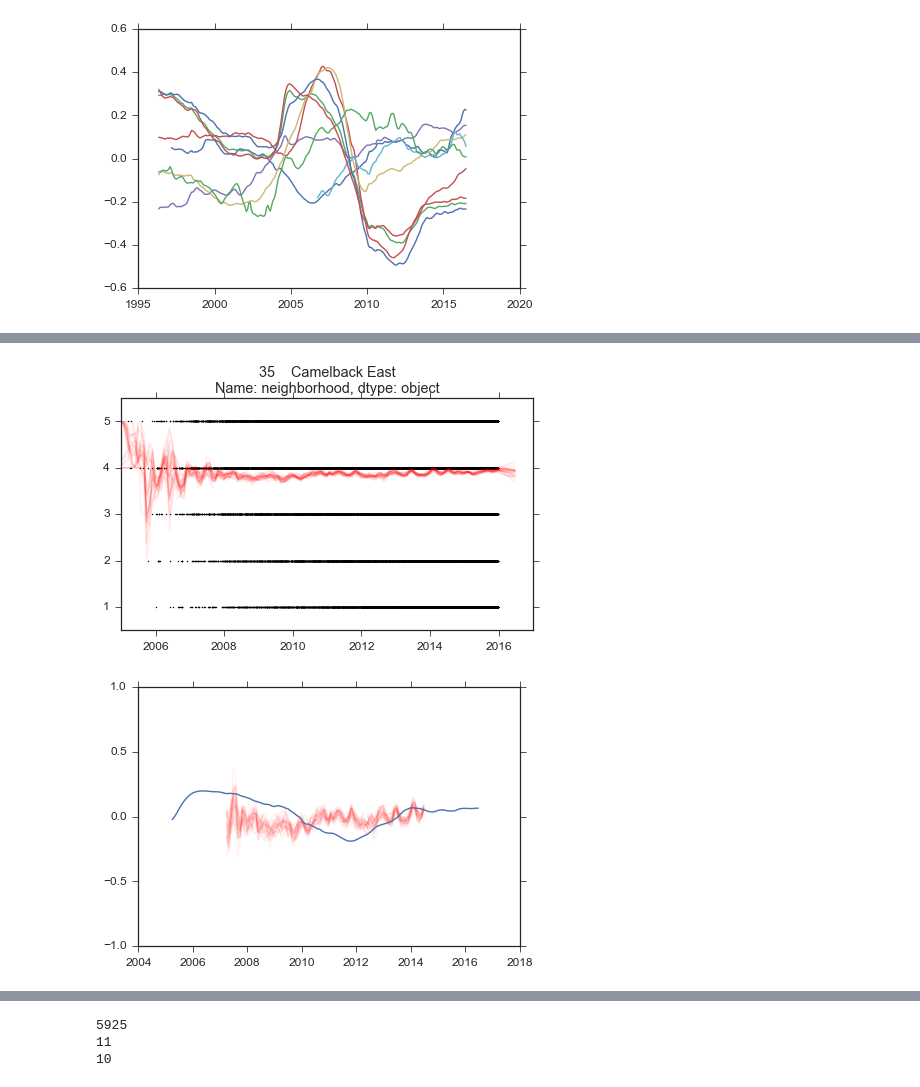
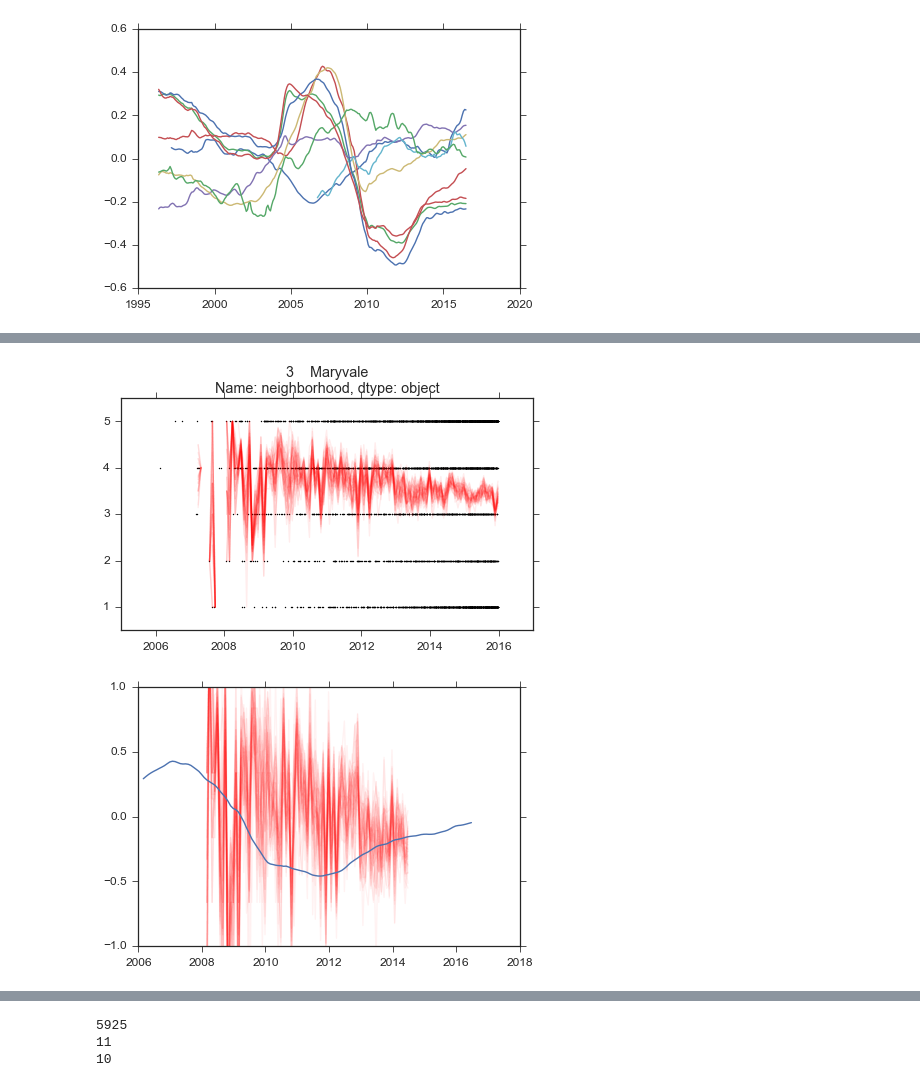
Before and after one commit to zihaoxu/jac_project, a Jupyter notebook: yelp_zillow.ipynb, the cells around one changed output, grey strips where cells are left out. Drawn from its saved outputs; the diff is of its cells as text; code cells hidden in the pictures.

```diff
--- a/yelp_zillow.ipynb
+++ b/yelp_zillow.ipynb
@@ -656,31 +696,39 @@ for i in range(1,10):
 # %%
 rating_ts = pd.DataFrame()
-n_samples = 30
+n_samples = 40
 
-for ids in np.unique(d['N']['z_hood'][18:19]): #for the unique business IDs
-    r = d['R'][d['R']['z_hood'] == ids][['year','stars']]
-    r.index = range(len(r)) #reindex the dataframe
+for ids in np.unique(d['N']['z_hood'][2:3]): #for the unique business IDs, i.e. for each neighborhood
+
+    r = d['R'][d['R']['z_hood'] == ids][['year','stars']] #create a review dataframe that is just for that neighborhood
+    r.index = range(len(r)) #reindex the review dataframe
 
     plt.figure()
-    plt.scatter(r['year'], r['stars'], lw = 0, s = 2, c = 'black')
+    plt.scatter(r['year'], r['stars'], lw = 0, s = 2, c = 'black') #plot all of the reviews as black lines
     plt.title(str(d['N']['neighborhood'][d['N']['z_hood'] == ids]))
     plt.ylim(0.5,5.5)
     plt.xlim(2005, 2017)
 
     for n in range(n_samples):
-        gm = RollingGaussianMean(BootstrapDataframe(r), 'year', 'stars', zhvi['time'], 0.06)
-        plt.plot(gm['x'], gm['y'], c = 'red', alpha = 0.07)
-        rating_ts[str(ids) + '_' + str(n)] = gm['y'] #append the y-values to the dataframe
+        b = BootstrapDataframe(r) #bootstrap resample the dataframe
+        bm, bc, _ = scipy.stats.binned_statistic(b['year'], b['stars'], statistic = 'mean', bins = 243, range = [1996.24476353,2016.480375])
+        bc = bc[1:] #remove the first bin edge, since the statistic is compiled at the end of the month
+        gm = pd.DataFrame({'t': zhvi['time'], 'y': bm}) #create a dataframe of the binned mean
+        plt.plot(gm['t'], gm['y'], c = 'red', alpha = 0.07) #plot the trace
+        rating_ts[str(ids) + '_' + str(n)] = gm['y'].interpolate() #append the y-values to the dataframe
 
     rating_ts['time'] = zhvi['time'] #create year column
-    rating_ts = rating_ts[(rating_ts['time'] >= min(r['year']))\
-                          & (rating_ts['time'] <= max(zhvi[[str(ids), 'time']].dropna()['time']))\
-                         & (rating_ts['time'] >= min(zhvi[[str(ids), 'time']].dropna()['time']))] #limit mean to where we have yelp data
+    rating_ts = rating_ts[(rating_ts['time'] >= min(r['year'])) & (rating_ts['time'] <= max(zhvi[[str(ids), 'time']].dropna()['time'])) & (rating_ts['time'] >= min(zhvi[[str(ids), 'time']].dropna()['time']))] #limit to where we have zillow data
 
     #normalize the time series by subtracting the average
-    bs_mean = np.mean(np.ravel(rating_ts[rating_ts.columns[:-1]].as_matrix())) #mean of bootstrapped means
+    bs_mean = np.mean(np.ravel(rating_ts[rating_ts.columns[:-1]].dropna().as_matrix())) #mean of bootstrapped means
 
     for column in rating_ts.columns[:-1]: #exclude the final year column
         rating_ts[column] = rating_ts[column] - bs_mean #subtract the mean rating in stars
+
+    intersect_columns = rating_ts.columns[1][0:6] #find the z_hood identifier for the neighborhood in question
+
+    #merge the rating_ts and zhvi dataframes into a correlation dataframe
+    cor_df = pd.merge(rating_ts, zhvi[[intersect_columns, 'time']], on = 'time') #merge zhvi with yelp on time column
+    cor_df.rename(columns = {intersect_columns : 'z'}, inplace = True) #rename the zillow time-series 'z'
 # %% [output]
-[figure, old version]
+[figure, new version]
@@ -692,27 +735,30 @@ cor_df.rename(columns = {intersect_columns : 'z'}, inplace = True) #rename the z
 # %%
 n_months = 24
 
 for sim in cor_df.columns[:-2]:
     cor_df[sim][:n_months] = np.nan
     cor_df[sim][-n_months:] = np.nan
 
 shifts = np.arange(-n_months,n_months + 1)
 power = defaultdict(list)
 
 for sim in cor_df.columns[:-2]:
     plt.plot(cor_df['time'], cor_df[sim], c = 'red', alpha = 0.05)
 plt.plot(cor_df['time'], cor_df['z'] - 1.0)
 plt.ylim(-1.0, 1.0)
 
 for sim in cor_df.columns[:-2]:
     for s in shifts:
         shift_df = pd.DataFrame()
+        grad_df = pd.DataFrame()
         shift_df['z'] = cor_df['z']
         shift_df['y'] = cor_df[sim].shift(s)
         shift_df = shift_df.dropna()
-        power[s].append(np.correlate(shift_df['z'] - 1.0, shift_df['y'])[0])
+        grad_df = shift_df.apply(np.gradient) #df of gradients
+        #grad_df = grad_df.dropna()
+        power[s].append(np.correlate(grad_df['z'], grad_df['y'])[0])
 # %% [output]
-[figure, old version]
+[figure, new version]
 # %%
 power = pd.DataFrame(power)
 power['z_hood'] = intersect_columns
```
Also changed, not shown: parts of 7 cells of this notebook.
